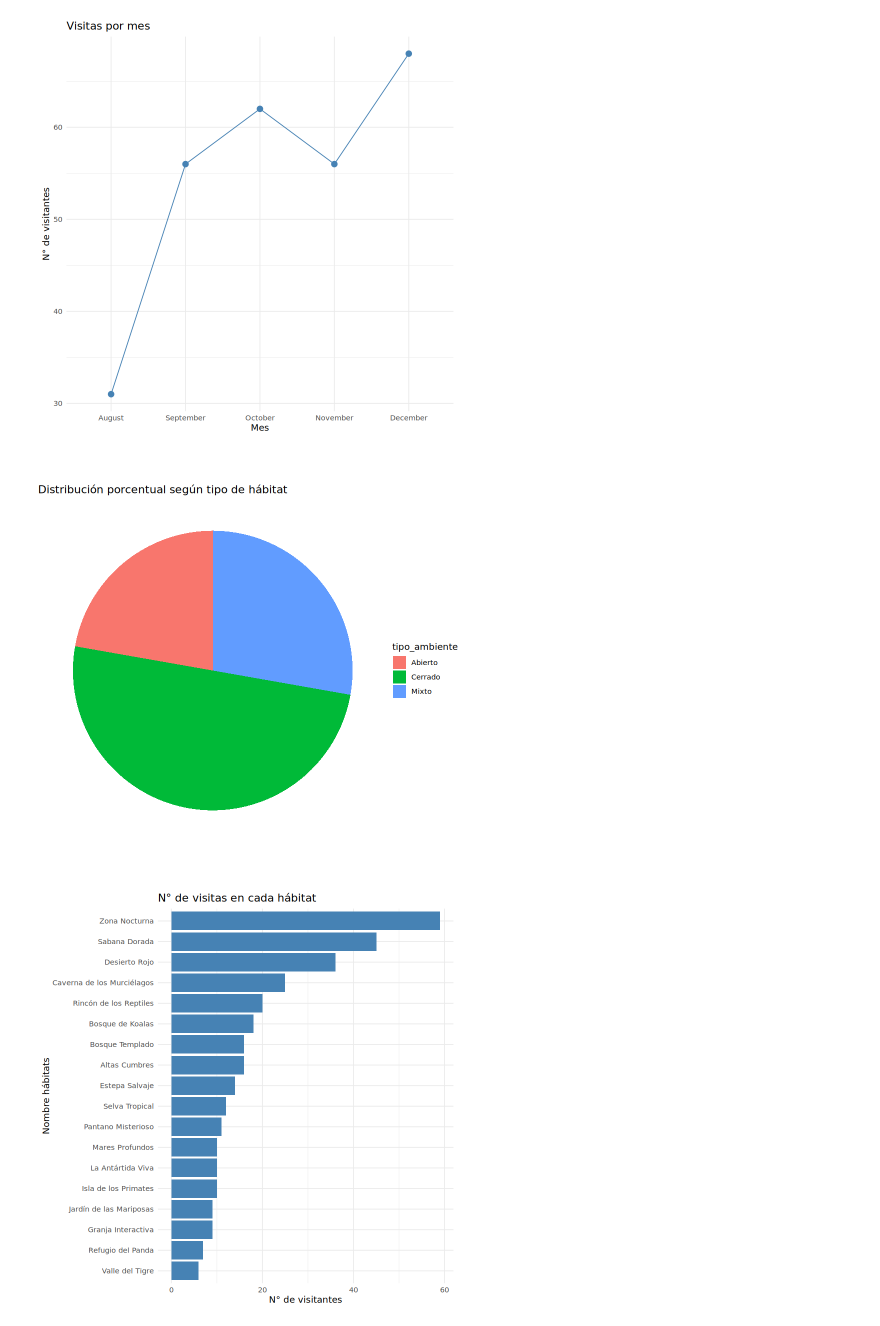
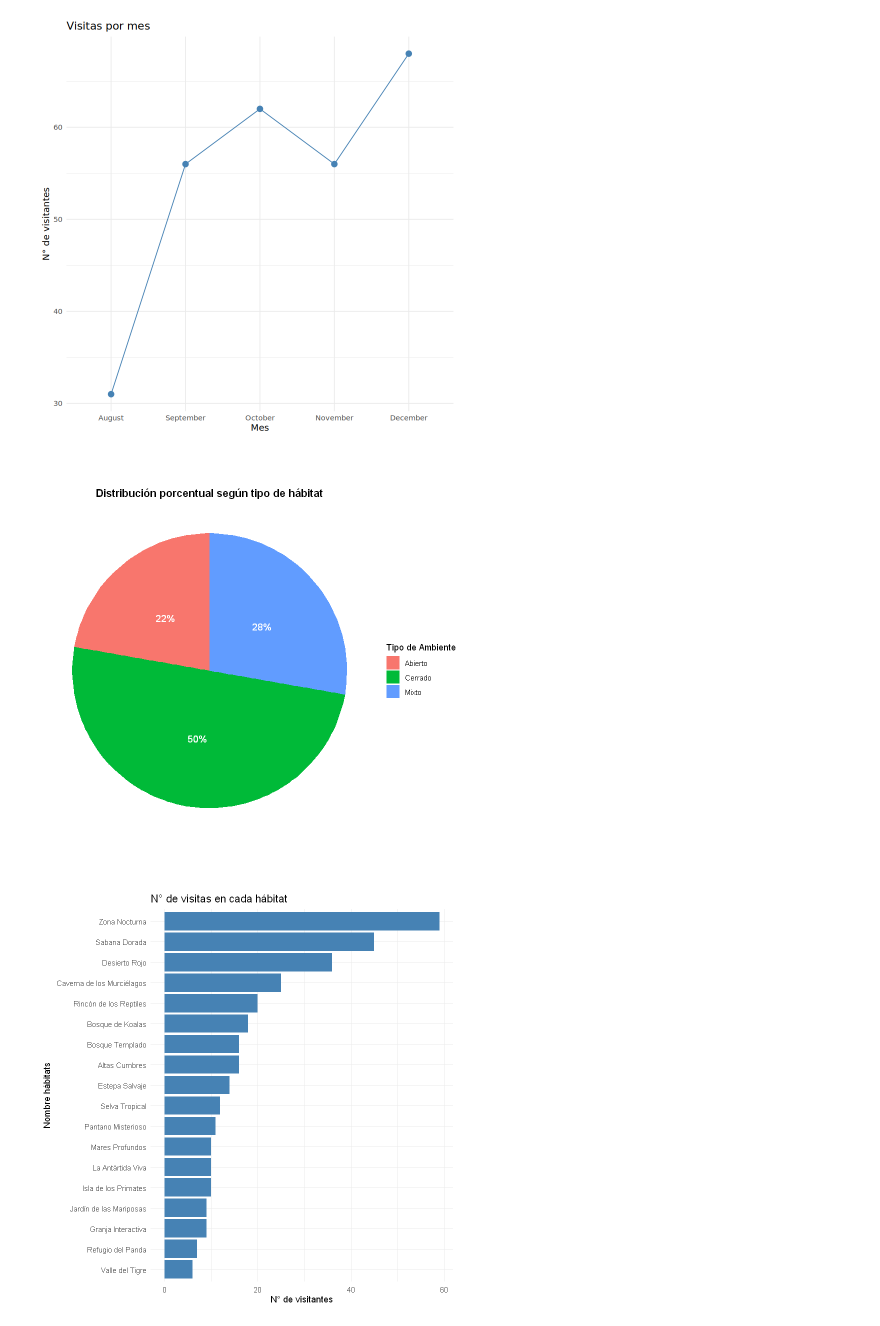
Before and after one commit to Vinbu/Pandas-Zoo-R, a Jupyter notebook: Tarea_3_Taller_Software_DS_Grupo_3.ipynb, the cells around one changed output. Cells and saved outputs as stored; diff of their text form; code cells hidden in the pictures.

```diff
--- a/Tarea_3_Taller_Software_DS_Grupo_3.ipynb
+++ b/Tarea_3_Taller_Software_DS_Grupo_3.ipynb
@@ -91,43 +93,53 @@ ggplot(conteo_mes, aes(x = mes_nombre, y = n, group = 1)) +
 # %%
 left_join_entradas_habitats <- entradas_habitats_limpio %>%
     left_join(habitats_limpio, by = "ID_habitat")
 
 tipo_habitats <- habitats_limpio %>%
     select(nombre_habitat, tipo_ambiente)
 
-conteo_tipo_habitats <- tipo_habitats %>%
+conteo_para_pie <- tipo_habitats %>%
     count(tipo_ambiente) %>%
-    mutate(porcentaje = n / sum(n) * 100)
+    mutate(
+        prop = n / sum(n),
+        ypos = 1 - (cumsum(n) - 0.5 * n) / sum(n),
+        label_texto = paste0(round(prop * 100, 0), "%")
+    )
 
-ggplot(conteo_tipo_habitats, aes(x = "", y = porcentaje, fill = tipo_ambiente)) +
-  geom_col(width = 1) +
-  coord_polar("y") +
-  labs(title = "Distribución porcentual según tipo de hábitat") +
-  theme_void()
+ggplot(conteo_para_pie, aes(x = "", y = prop, fill = tipo_ambiente)) +
+    geom_col(width = 1) +
+    coord_polar("y", start = 0) +
+    geom_text(aes(y = ypos, label = label_texto), color = "white", size = 4) +
+    labs(
+        title = "Distribución porcentual según tipo de hábitat",
+        fill = "Tipo de Ambiente"
+    ) +
+    theme_void() +
+    theme(plot.title = element_text(hjust = 0.5, face = "bold"))
+
 
 conteo_tipo_habitats_entradas <- left_join_entradas_habitats %>%
-  count(nombre_habitat)
+    count(nombre_habitat)
 
 ggplot(conteo_tipo_habitats_entradas, aes(x = n, y = reorder(nombre_habitat, n))) +
-  geom_col(fill = "steelblue") +
-  labs(
-    title = "N° de visitas en cada hábitat",
-    x = "N° de visitantes",
-    y = "Nombre hábitats"
-  ) +
-  theme_minimal()
+    geom_col(fill = "steelblue") +
+    labs(
+        title = "N° de visitas en cada hábitat",
+        x = "N° de visitantes",
+        y = "Nombre hábitats"
+    ) +
+    theme_minimal()
 
 conteo_entradas <- left_join_entradas_habitats %>%
-  count(tipo_ambiente)
+    count(tipo_ambiente)
 
 ggplot(conteo_entradas, aes(x = tipo_ambiente, y = n)) +
-  geom_col(fill = "steelblue") +
-  labs(
-    title = "Número de visitantes por tipo de ambiente",
-    x = "Tipo de ambiente",
-    y = "N° de visitantes"
-  ) +
-  theme_minimal()
+    geom_col(fill = "steelblue") +
+    labs(
+        title = "Número de visitantes por tipo de ambiente",
+        x = "Tipo de ambiente",
+        y = "N° de visitantes"
+    ) +
+    theme_minimal()
 # %% [output]
-[figure, old version]
+[figure, new version]
-[figure, old version]
+[figure, new version]
```
Also changed, not shown: parts of 12 cells of this notebook.
